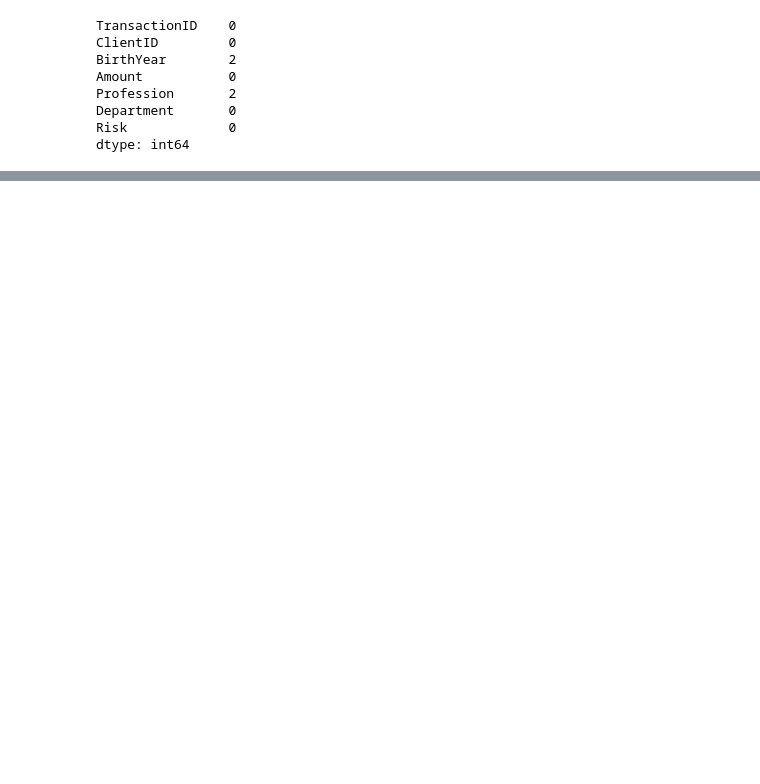
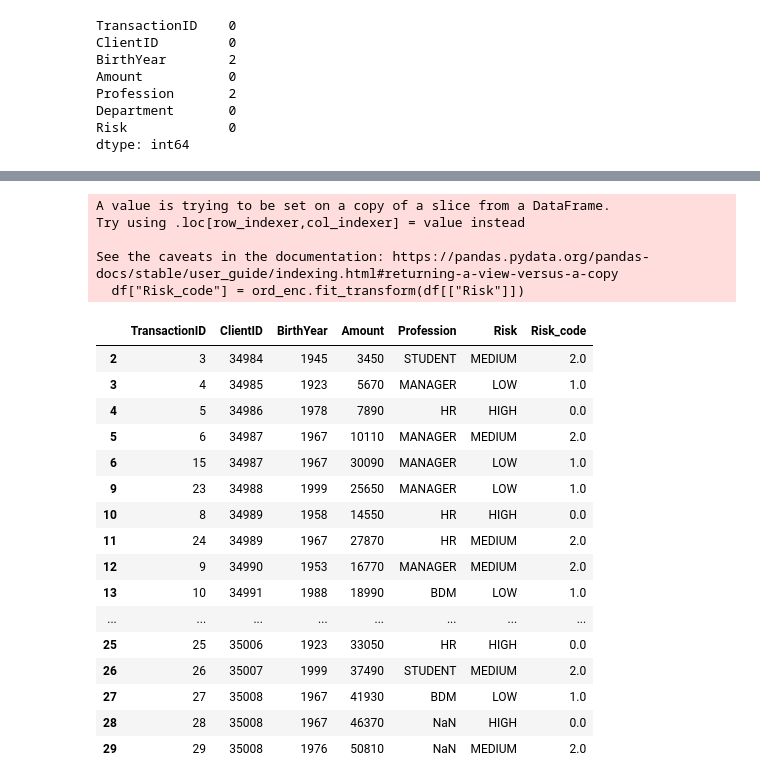
Before and after one commit to AbdulAlabdali/DA_tasks, a Jupyter notebook: Lab 33/Lab Data Preparation.ipynb, the cells around one changed output, grey strips where cells are left out. Cells and saved outputs as stored; diff of their text form; code cells hidden in the pictures; blank space fills up the shorter version.

```diff
--- a/Lab 33/Lab Data Preparation.ipynb
+++ b/Lab 33/Lab Data Preparation.ipynb
@@ -2,7 +2,7 @@
 import pandas as pd
 import numpy as np
 # %%
-df = pd.read_excel (r'/Users/abdulrahmanalabdali/Desktop/example_data_cleaning copy.xlsx')
+df = pd.read_excel (r'/Users/abdulrahmanalabdali/Desktop/example_data_cleaning.xlsx')
 df
 # %% [output]
 |  | TransactionID | ClientID | BirthYear | Amount | Profession | Department | Risk |
@@ -82,0 +63,3 @@ df
+# %%
+df=df[(df['BirthYear']<2004) & (df['BirthYear']>1922)]
+df
@@ -82,0 +84,3 @@ df
+# %%
+df=df[df['Amount']<(1000000)]
+df
@@ -82,0 +110,28 @@ df
+# %%
+ord_enc = OrdinalEncoder()
+df["Risk_code"] = ord_enc.fit_transform(df[["Risk"]])
+df[["Risk", "Risk_code"]]
+df
+# %% [output]
+A value is trying to be set on a copy of a slice from a DataFrame.
+Try using .loc[row_indexer,col_indexer] = value instead
+
+See the caveats in the documentation: https://pandas.pydata.org/pandas-docs/stable/user_guide/indexing.html#returning-a-view-versus-a-copy
+  df["Risk_code"] = ord_enc.fit_transform(df[["Risk"]])
+|  | TransactionID | ClientID | BirthYear | Amount | Profession | Risk | Risk_code |
+| 2 | 3 | 34984 | 1945 | 3450 | STUDENT | MEDIUM | 2.0 |
+| 3 | 4 | 34985 | 1923 | 5670 | MANAGER | LOW | 1.0 |
+| 4 | 5 | 34986 | 1978 | 7890 | HR | HIGH | 0.0 |
+| 5 | 6 | 34987 | 1967 | 10110 | MANAGER | MEDIUM | 2.0 |
+| 6 | 15 | 34987 | 1967 | 30090 | MANAGER | LOW | 1.0 |
+| 9 | 23 | 34988 | 1999 | 25650 | MANAGER | LOW | 1.0 |
+| 10 | 8 | 34989 | 1958 | 14550 | HR | HIGH | 0.0 |
+| 11 | 24 | 34989 | 1967 | 27870 | HR | MEDIUM | 2.0 |
+| 12 | 9 | 34990 | 1953 | 16770 | MANAGER | MEDIUM | 2.0 |
+| 13 | 10 | 34991 | 1988 | 18990 | BDM | LOW | 1.0 |
+| ... | ... | ... | ... | ... | ... | ... | ... |
+| 25 | 25 | 35006 | 1923 | 33050 | HR | HIGH | 0.0 |
+| 26 | 26 | 35007 | 1999 | 37490 | STUDENT | MEDIUM | 2.0 |
+| 27 | 27 | 35008 | 1967 | 41930 | BDM | LOW | 1.0 |
+| 28 | 28 | 35008 | 1967 | 46370 | NaN | HIGH | 0.0 |
+| 29 | 29 | 35008 | 1976 | 50810 | NaN | MEDIUM | 2.0 |
```
Also changed, not shown: parts of 7 cells of this notebook, 15 other files.
